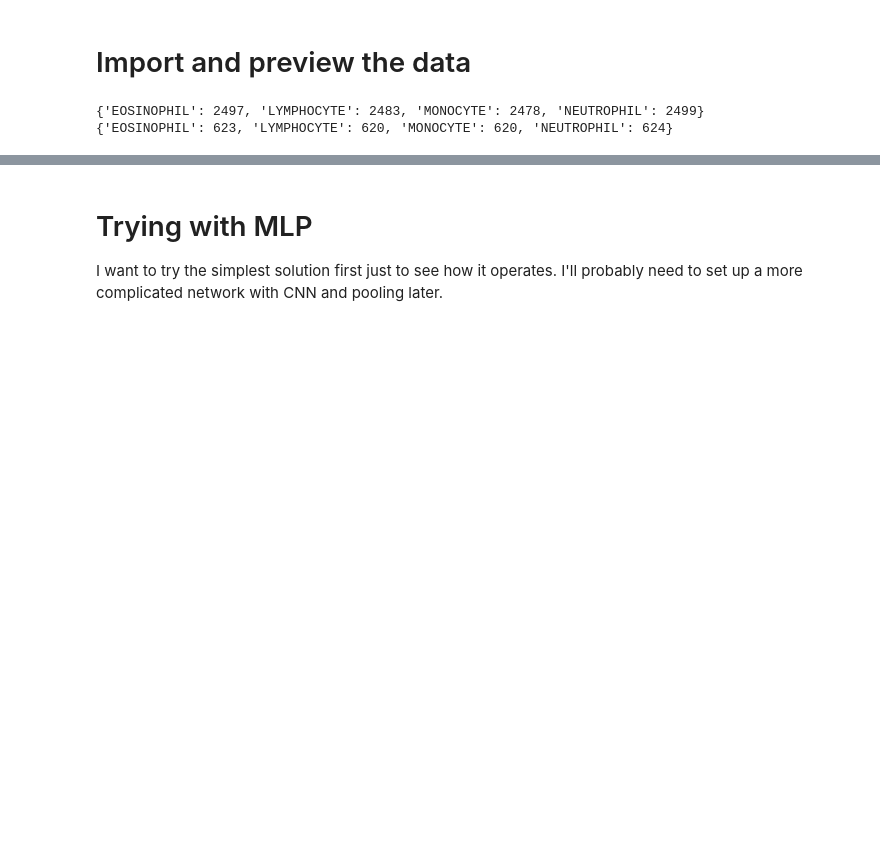
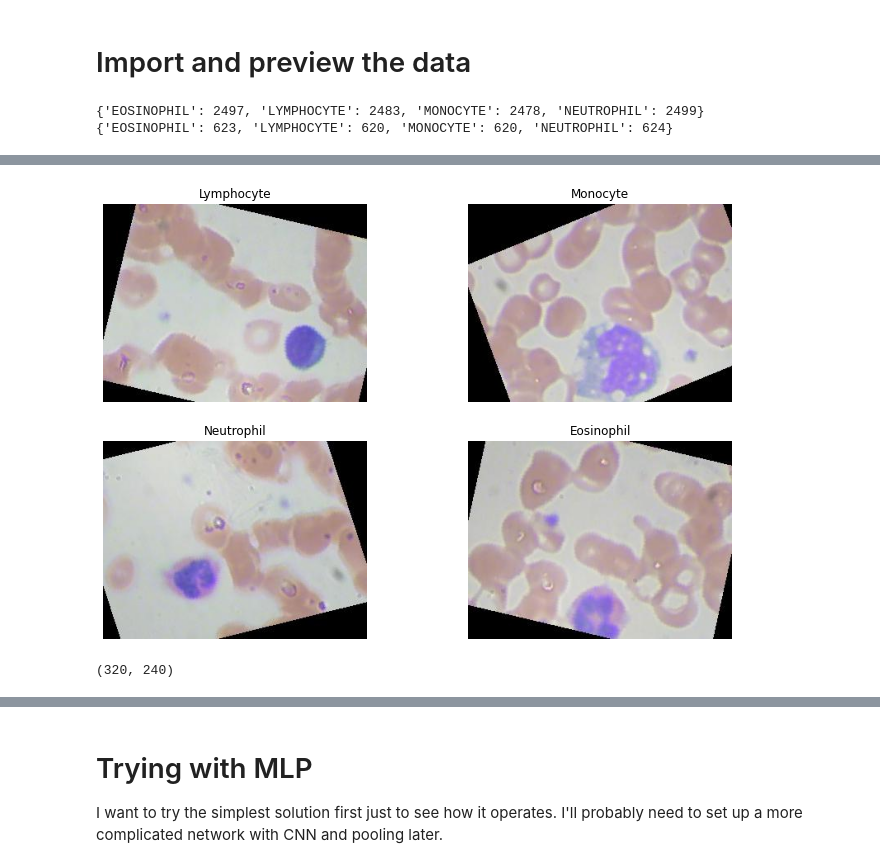
Before and after one commit to meiruv/intro_to_deep_learning_with_pytorch, a Jupyter notebook: Blood_Cells_Classifier.ipynb, the cells around one changed output, grey strips where cells are left out. Drawn from its saved outputs; the diff is of its cells as text; code cells hidden in the pictures; blank space fills up the shorter version.

```diff
--- a/Blood_Cells_Classifier.ipynb
+++ b/Blood_Cells_Classifier.ipynb
@@ -80,0 +175,22 @@ print(dictt_test)
+# %%
+def plotImage(image_path):
+    image = cv2.imread(image_path)  # BGR
+    image = image[:, :, [2, 1, 0]]  # Reorder to RGB for Matplotlib display
+    plt.imshow(image)
+    return
+
+plt.figure(figsize=(12,8))
+plt.subplot(221)
+plt.title('Lymphocyte'); plt.axis('off'); plotImage('bloodcells/dataset2-master/dataset2-master/images/TEST/LYMPHOCYTE/_0_1022.jpeg')
+plt.subplot(222)
+plt.title('Monocyte'); plt.axis('off'); plotImage('bloodcells/dataset2-master/dataset2-master/images/TEST/MONOCYTE/_0_1123.jpeg')
+plt.subplot(223)
+plt.title('Neutrophil'); plt.axis('off'); plotImage('bloodcells/dataset2-master/dataset2-master/images/TEST/NEUTROPHIL/_0_1469.jpeg')
+plt.subplot(224)
+plt.title('Eosinophil'); plt.axis('off'); plotImage('bloodcells/dataset2-master/dataset2-master/images/TEST/EOSINOPHIL/_0_1616.jpeg')
+# %% [output]
+[figure, added]
+# %%
+images = []
+# %% [output]
+(320, 240)
```
Also changed, not shown: parts of 21 cells of this notebook.
